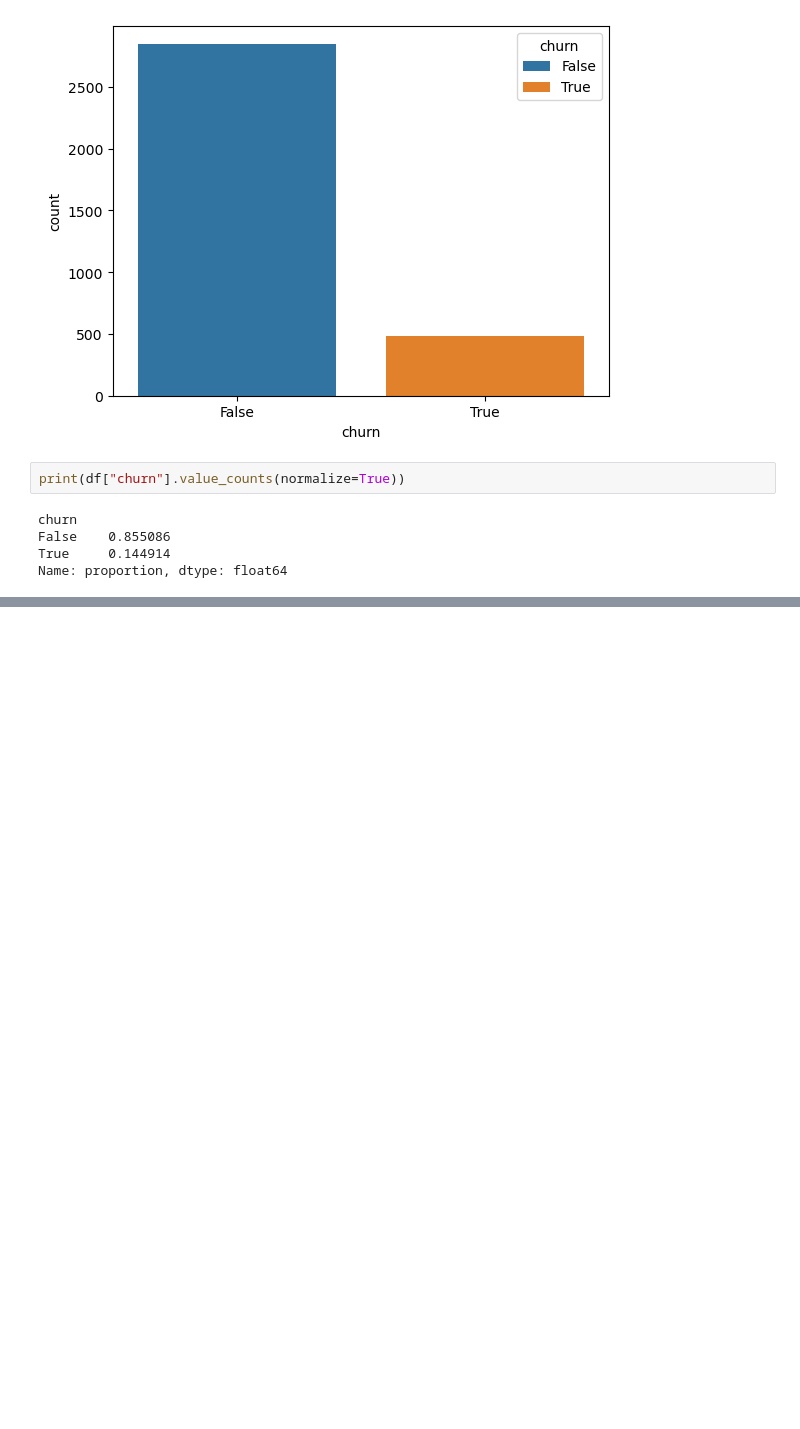
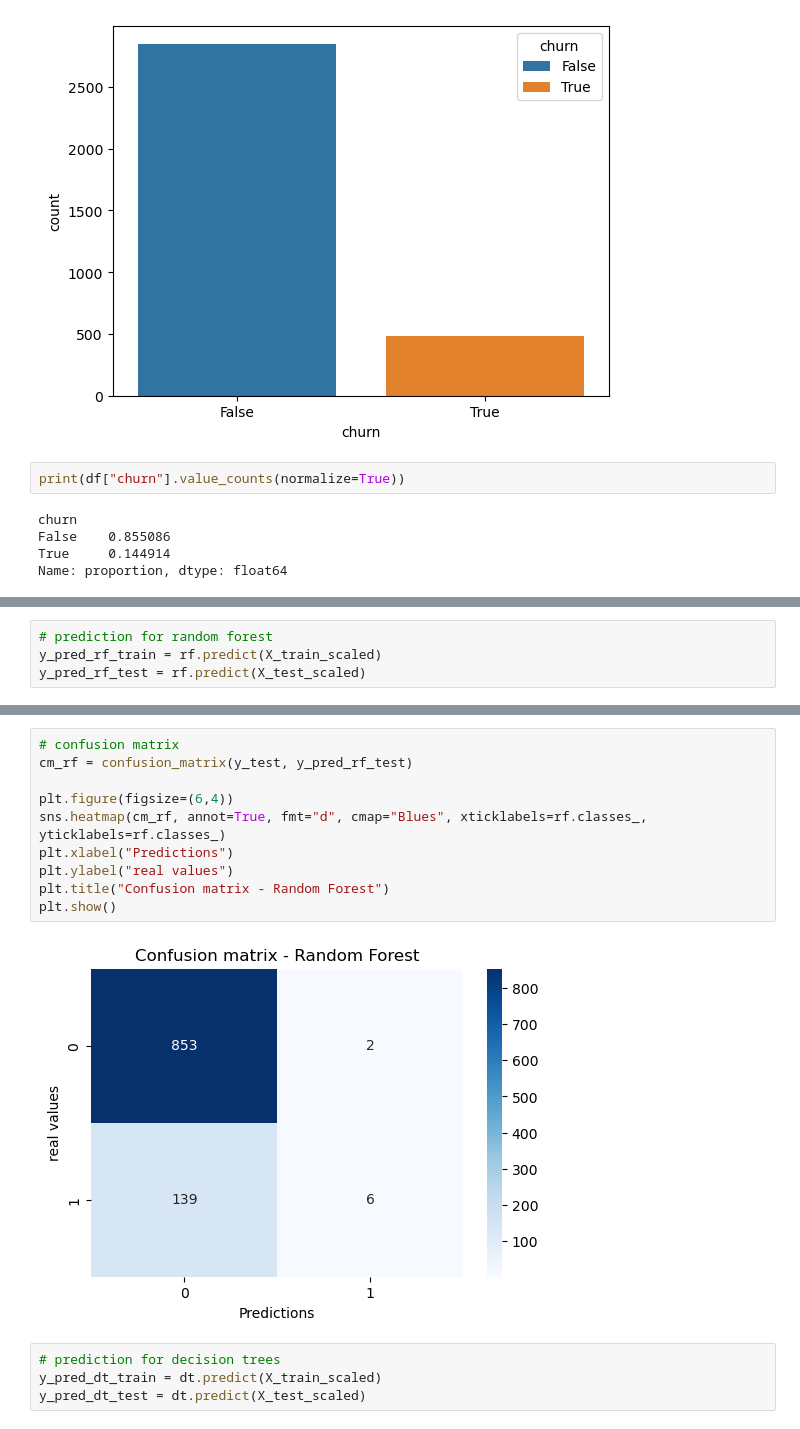
Before and after one commit to tolly00/project-phase-3, a Jupyter notebook: student.ipynb, the cells around one changed output, grey strips where cells are left out. Cells and saved outputs as stored; diff of their text form; blank space fills up the shorter version.

```diff
--- a/student.ipynb
+++ b/student.ipynb
@@ -139,0 +247,4 @@ df_encoded.head()
+# %%
+# prediction for random forest
+y_pred_rf_train = rf.predict(X_train_scaled)
+y_pred_rf_test = rf.predict(X_test_scaled)
@@ -139,0 +267,16 @@ df_encoded.head()
+# %%
+# confusion matrix
+cm_rf = confusion_matrix(y_test, y_pred_rf_test)
+
+plt.figure(figsize=(6,4))
+sns.heatmap(cm_rf, annot=True, fmt="d", cmap="Blues", xticklabels=rf.classes_, yticklabels=rf.classes_)
+plt.xlabel("Predictions")
+plt.ylabel("real values")
+plt.title("Confusion matrix - Random Forest")
+plt.show()
+# %% [output]
+[figure, added]
+# %%
+# prediction for decision trees
+y_pred_dt_train = dt.predict(X_train_scaled)
+y_pred_dt_test = dt.predict(X_test_scaled)
```
Also changed, not shown: parts of 29 cells of this notebook.
